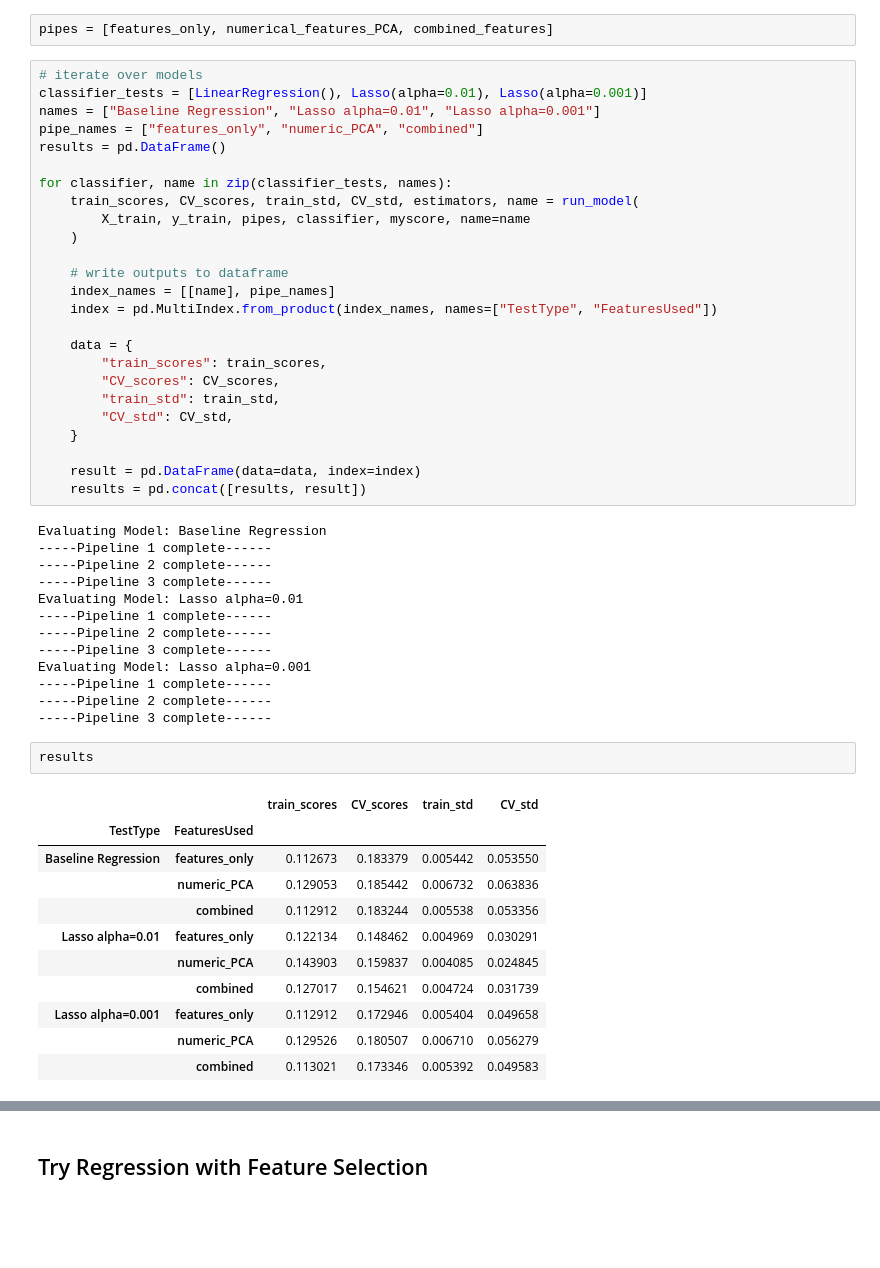
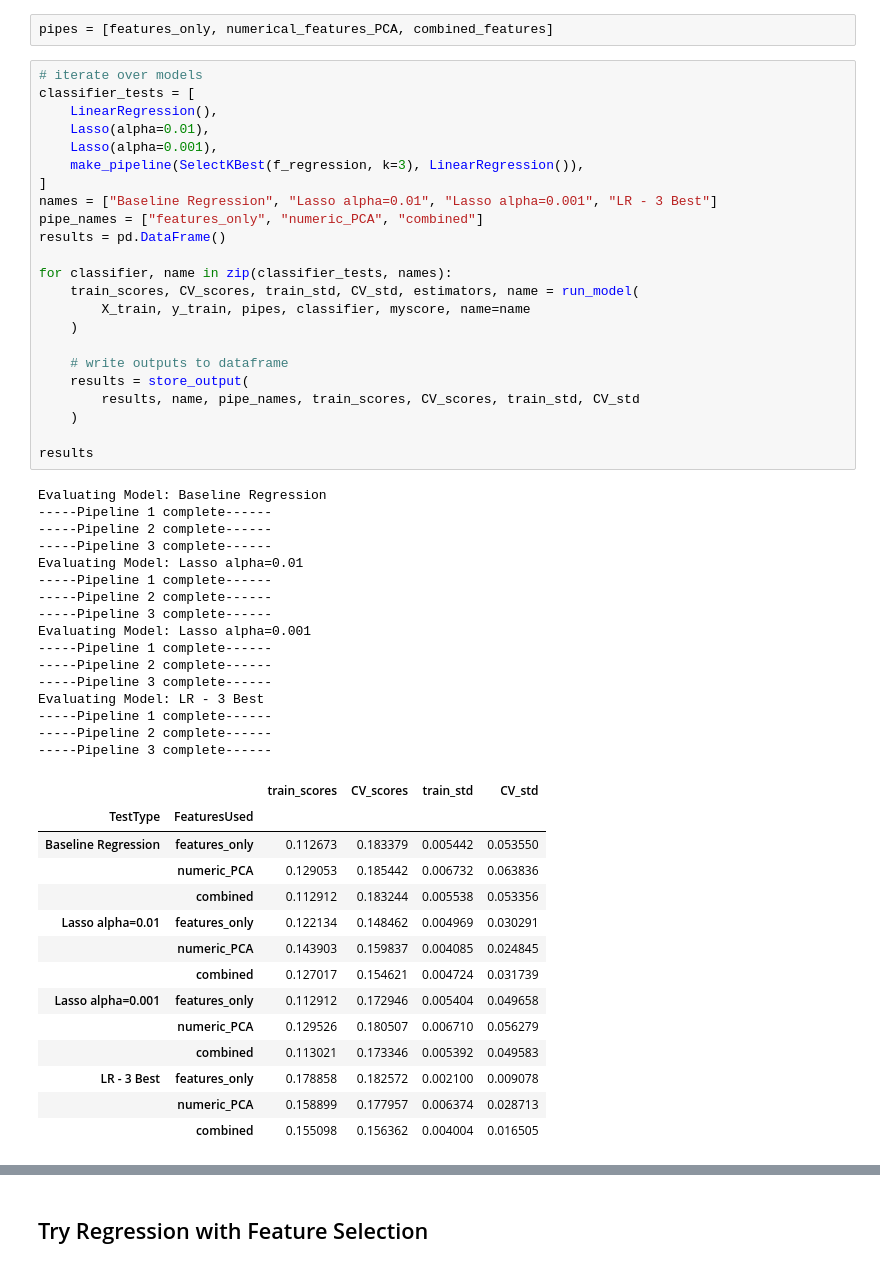
Before and after one commit to charlesbeacham/house_prices, a Jupyter notebook: housing.ipynb, the cells around one changed output, grey strips where cells are left out. Cells and saved outputs as stored; diff of their text form; blank space fills up the shorter version.

Commit message:
store output func

```diff
--- a/housing.ipynb
+++ b/housing.ipynb
@@ -598,55 +625,57 @@ Fit models and return results
 pipes = [features_only, numerical_features_PCA, combined_features]
 # %%
 # iterate over models
-classifier_tests = [LinearRegression(), Lasso(alpha=0.01), Lasso(alpha=0.001)]
-names = ["Baseline Regression", "Lasso alpha=0.01", "Lasso alpha=0.001"]
+classifier_tests = [
+    LinearRegression(),
+    Lasso(alpha=0.01),
+    Lasso(alpha=0.001),
+    make_pipeline(SelectKBest(f_regression, k=3), LinearRegression()),
+]
+names = ["Baseline Regression", "Lasso alpha=0.01", "Lasso alpha=0.001", "LR - 3 Best"]
 pipe_names = ["features_only", "numeric_PCA", "combined"]
 results = pd.DataFrame()
 
 for classifier, name in zip(classifier_tests, names):
     train_scores, CV_scores, train_std, CV_std, estimators, name = run_model(
         X_train, y_train, pipes, classifier, myscore, name=name
     )
 
     # write outputs to dataframe
-    index_names = [[name], pipe_names]
-    index = pd.MultiIndex.from_product(index_names, names=["TestType", "FeaturesUsed"])
+    results = store_output(
+        results, name, pipe_names, train_scores, CV_scores, train_std, CV_std
+    )
 
-    data = {
-        "train_scores": train_scores,
-        "CV_scores": CV_scores,
-        "train_std": train_std,
-        "CV_std": CV_std,
-    }
-
-    result = pd.DataFrame(data=data, index=index)
-    results = pd.concat([results, result])
+results
 # %% [output]
 Evaluating Model: Baseline Regression
 -----Pipeline 1 complete------
 -----Pipeline 2 complete------
 -----Pipeline 3 complete------
 Evaluating Model: Lasso alpha=0.01
 -----Pipeline 1 complete------
 -----Pipeline 2 complete------
 -----Pipeline 3 complete------
 Evaluating Model: Lasso alpha=0.001
 -----Pipeline 1 complete------
 -----Pipeline 2 complete------
 -----Pipeline 3 complete------
+Evaluating Model: LR - 3 Best
+-----Pipeline 1 complete------
+-----Pipeline 2 complete------
+-----Pipeline 3 complete------
+|  |  | train_scores | CV_scores | train_std | CV_std |
+| TestType | FeaturesUsed |  |  |  |  |
+| Baseline Regression | features_only | 0.112673 | 0.183379 | 0.005442 | 0.053550 |
+|  | numeric_PCA | 0.129053 | 0.185442 | 0.006732 | 0.063836 |
+|  | combined | 0.112912 | 0.183244 | 0.005538 | 0.053356 |
+| Lasso alpha=0.01 | features_only | 0.122134 | 0.148462 | 0.004969 | 0.030291 |
+|  | numeric_PCA | 0.143903 | 0.159837 | 0.004085 | 0.024845 |
+|  | combined | 0.127017 | 0.154621 | 0.004724 | 0.031739 |
+| Lasso alpha=0.001 | features_only | 0.112912 | 0.172946 | 0.005404 | 0.049658 |
+|  | numeric_PCA | 0.129526 | 0.180507 | 0.006710 | 0.056279 |
+|  | combined | 0.113021 | 0.173346 | 0.005392 | 0.049583 |
+| LR - 3 Best | features_only | 0.178858 | 0.182572 | 0.002100 | 0.009078 |
+|  | numeric_PCA | 0.158899 | 0.177957 | 0.006374 | 0.028713 |
+|  | combined | 0.155098 | 0.156362 | 0.004004 | 0.016505 |
-# %%
-results
-# %% [output]
-|  |  | train_scores | CV_scores | train_std | CV_std |
-| TestType | FeaturesUsed |  |  |  |  |
-| Baseline Regression | features_only | 0.112673 | 0.183379 | 0.005442 | 0.053550 |
-|  | numeric_PCA | 0.129053 | 0.185442 | 0.006732 | 0.063836 |
-|  | combined | 0.112912 | 0.183244 | 0.005538 | 0.053356 |
-| Lasso alpha=0.01 | features_only | 0.122134 | 0.148462 | 0.004969 | 0.030291 |
-|  | numeric_PCA | 0.143903 | 0.159837 | 0.004085 | 0.024845 |
-|  | combined | 0.127017 | 0.154621 | 0.004724 | 0.031739 |
-| Lasso alpha=0.001 | features_only | 0.112912 | 0.172946 | 0.005404 | 0.049658 |
-|  | numeric_PCA | 0.129526 | 0.180507 | 0.006710 | 0.056279 |
-|  | combined | 0.113021 | 0.173346 | 0.005392 | 0.049583 |
 # %%
 # data dictionaries
```
Also changed, not shown: parts of 6 cells of this notebook.
